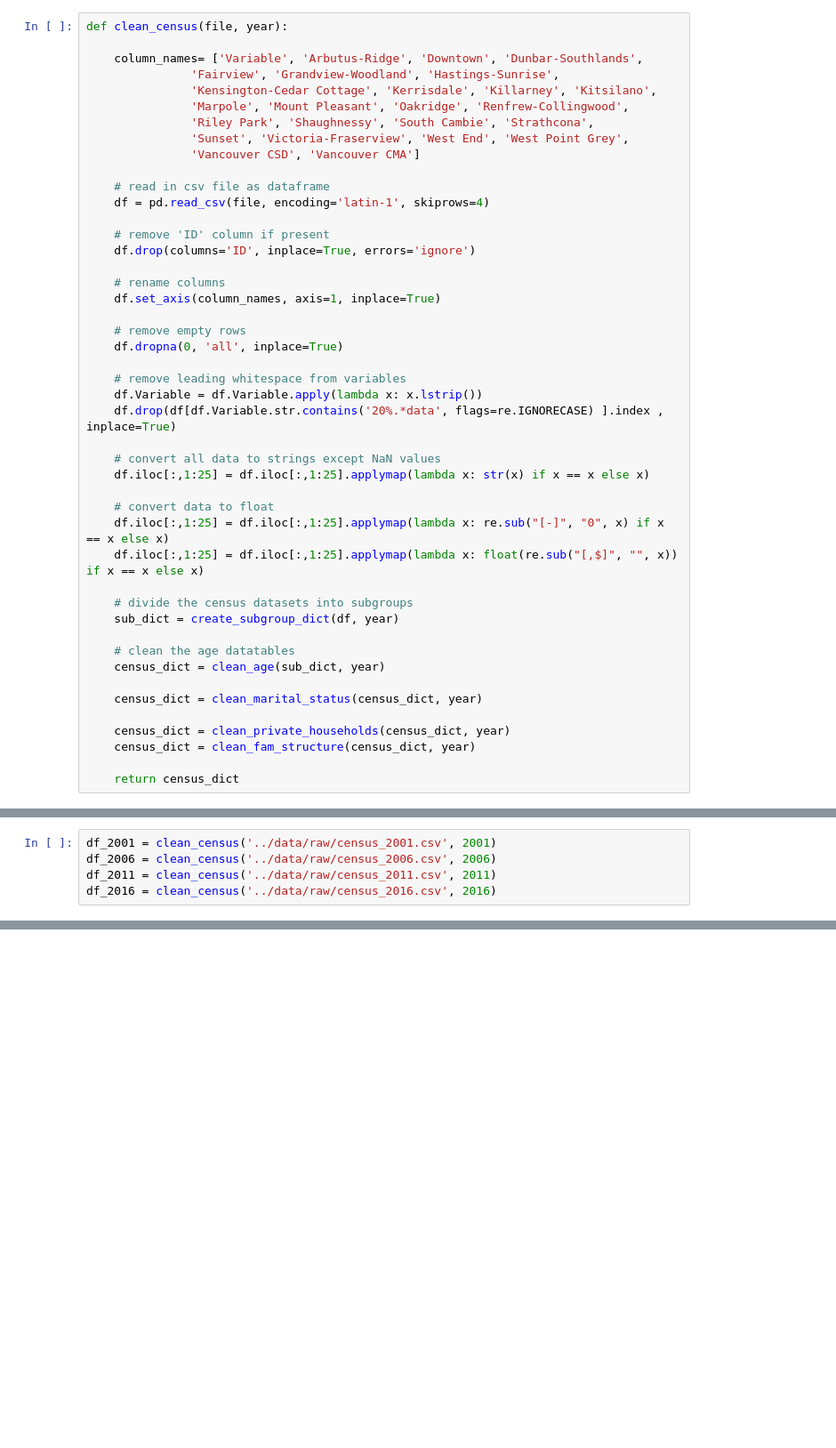
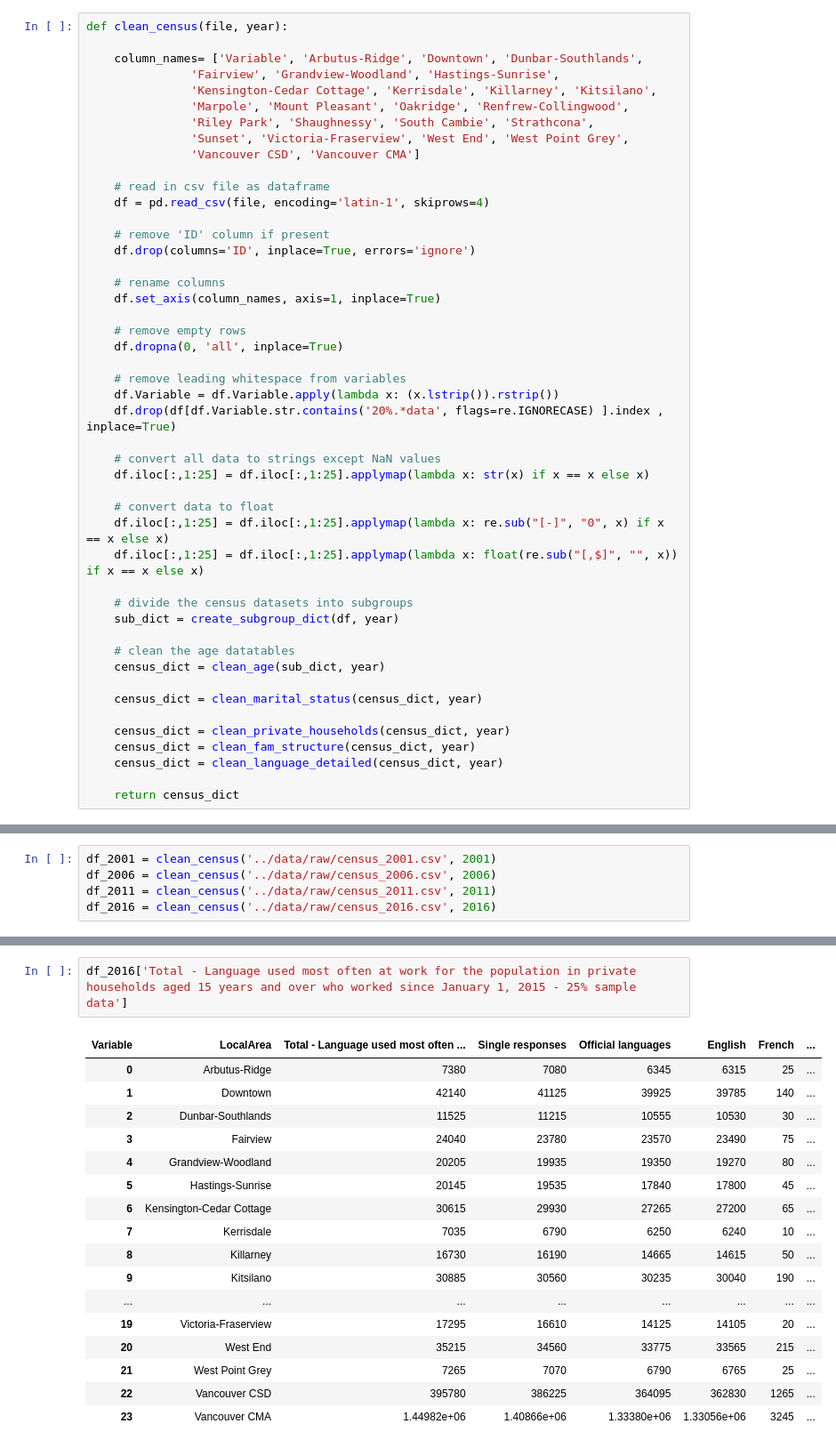
Before and after one commit to aakanksha023/EVAN, a Jupyter notebook: src/clean_census_data.ipynb, the cells around one changed output, grey strips where cells are left out. Shown at 89% size. Cells and saved outputs as stored; diff of their text form; blank space fills up the shorter version.

Commit message:
updates to census cleaning

```diff
--- a/src/clean_census_data.ipynb
+++ b/src/clean_census_data.ipynb
@@ -25,7 +25,7 @@ def clean_census(file, year):
     df.dropna(0, 'all', inplace=True)
 
     # remove leading whitespace from variables
-    df.Variable = df.Variable.apply(lambda x: x.lstrip())
+    df.Variable = df.Variable.apply(lambda x: (x.lstrip()).rstrip())
     df.drop(df[df.Variable.str.contains('20%.*data', flags=re.IGNORECASE) ].index , inplace=True)
 
     # convert all data to strings except NaN values
@@ -45,6 +45,7 @@ def clean_census(file, year):
 
     census_dict = clean_private_households(census_dict, year)
     census_dict = clean_fam_structure(census_dict, year)
+    census_dict = clean_language_detailed(census_dict, year)
 
     return census_dict
 # %%
@@ -403,0 +442,20 @@ df_2011['Total children in census families in private households']
+# %%
+df_2016['Total - Language used most often at work for the population in private households aged 15 years and over who worked since January 1, 2015 - 25% sample data']
+# %% [output]
+| Variable | LocalArea | Total - Language used most often ... | Single responses | Official languages | English | French | ... |
+| 0 | Arbutus-Ridge | 7380 | 7080 | 6345 | 6315 | 25 | ... |
+| 1 | Downtown | 42140 | 41125 | 39925 | 39785 | 140 | ... |
+| 2 | Dunbar-Southlands | 11525 | 11215 | 10555 | 10530 | 30 | ... |
+| 3 | Fairview | 24040 | 23780 | 23570 | 23490 | 75 | ... |
+| 4 | Grandview-Woodland | 20205 | 19935 | 19350 | 19270 | 80 | ... |
+| 5 | Hastings-Sunrise | 20145 | 19535 | 17840 | 17800 | 45 | ... |
+| 6 | Kensington-Cedar Cottage | 30615 | 29930 | 27265 | 27200 | 65 | ... |
+| 7 | Kerrisdale | 7035 | 6790 | 6250 | 6240 | 10 | ... |
+| 8 | Killarney | 16730 | 16190 | 14665 | 14615 | 50 | ... |
+| 9 | Kitsilano | 30885 | 30560 | 30235 | 30040 | 190 | ... |
+| ... | ... | ... | ... | ... | ... | ... | ... |
+| 19 | Victoria-Fraserview | 17295 | 16610 | 14125 | 14105 | 20 | ... |
+| 20 | West End | 35215 | 34560 | 33775 | 33565 | 215 | ... |
+| 21 | West Point Grey | 7265 | 7070 | 6790 | 6765 | 25 | ... |
+| 22 | Vancouver CSD | 395780 | 386225 | 364095 | 362830 | 1265 | ... |
+| 23 | Vancouver CMA | 1.44982e+06 | 1.40866e+06 | 1.33380e+06 | 1.33056e+06 | 3245 | ... |
```
Also changed, not shown: parts of 10 cells of this notebook, 7 other files.
